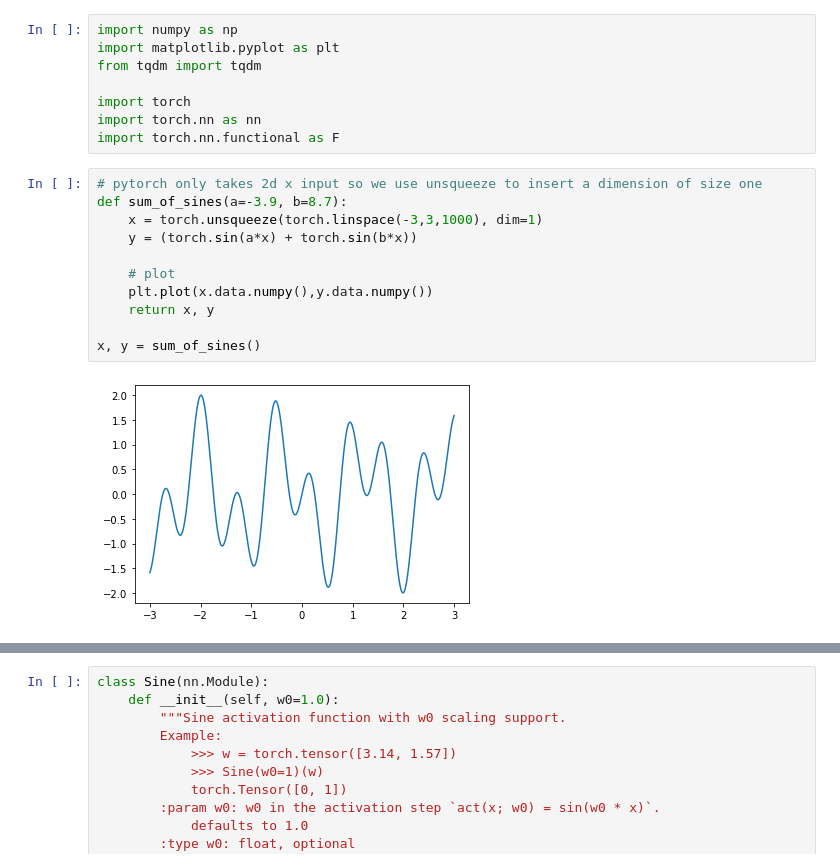
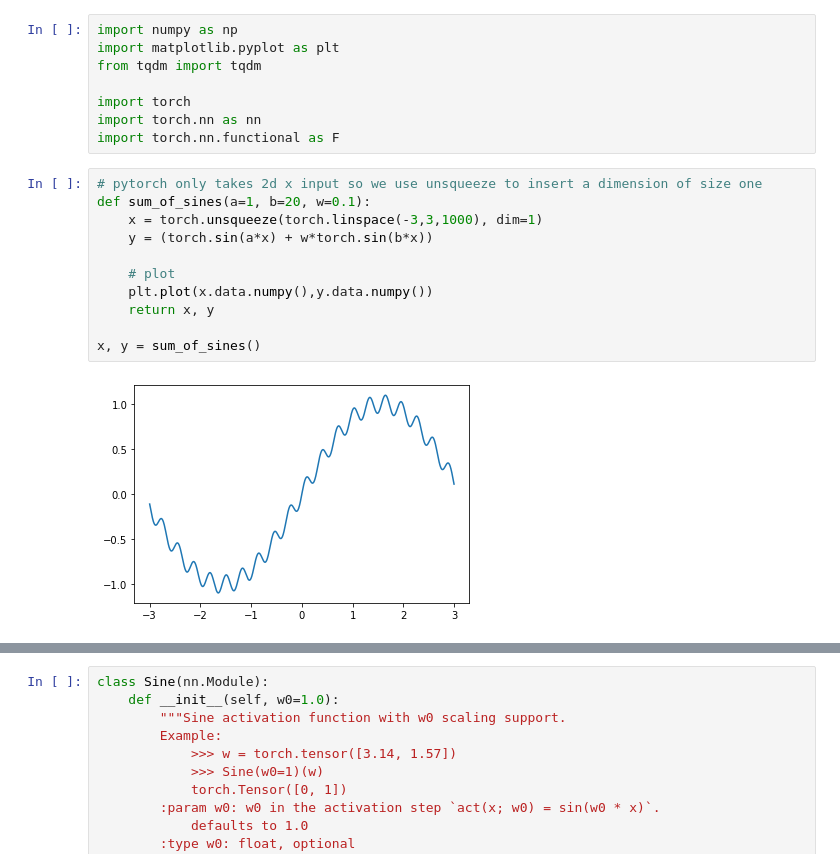
Before and after one commit to genglinliu/NTK-study, a Jupyter notebook: training_NN.ipynb, the cells around one changed output, grey strips where cells are left out. Cells and saved outputs as stored; diff of their text form.

```diff
--- a/training_NN.ipynb
+++ b/training_NN.ipynb
@@ -8,15 +8,15 @@ import torch.nn as nn
 import torch.nn.functional as F
 # %%
 # pytorch only takes 2d x input so we use unsqueeze to insert a dimension of size one
-def sum_of_sines(a=-3.9, b=8.7):
+def sum_of_sines(a=1, b=20, w=0.1):
     x = torch.unsqueeze(torch.linspace(-3,3,1000), dim=1)
-    y = (torch.sin(a*x) + torch.sin(b*x))
+    y = (torch.sin(a*x) + w*torch.sin(b*x))
 
     # plot
     plt.plot(x.data.numpy(),y.data.numpy())
     return x, y
 
 x, y = sum_of_sines()
 # %% [output]
-[figure, old version]
+[figure, new version]
 # %%
```
Also changed, not shown: parts of 6 cells of this notebook.
